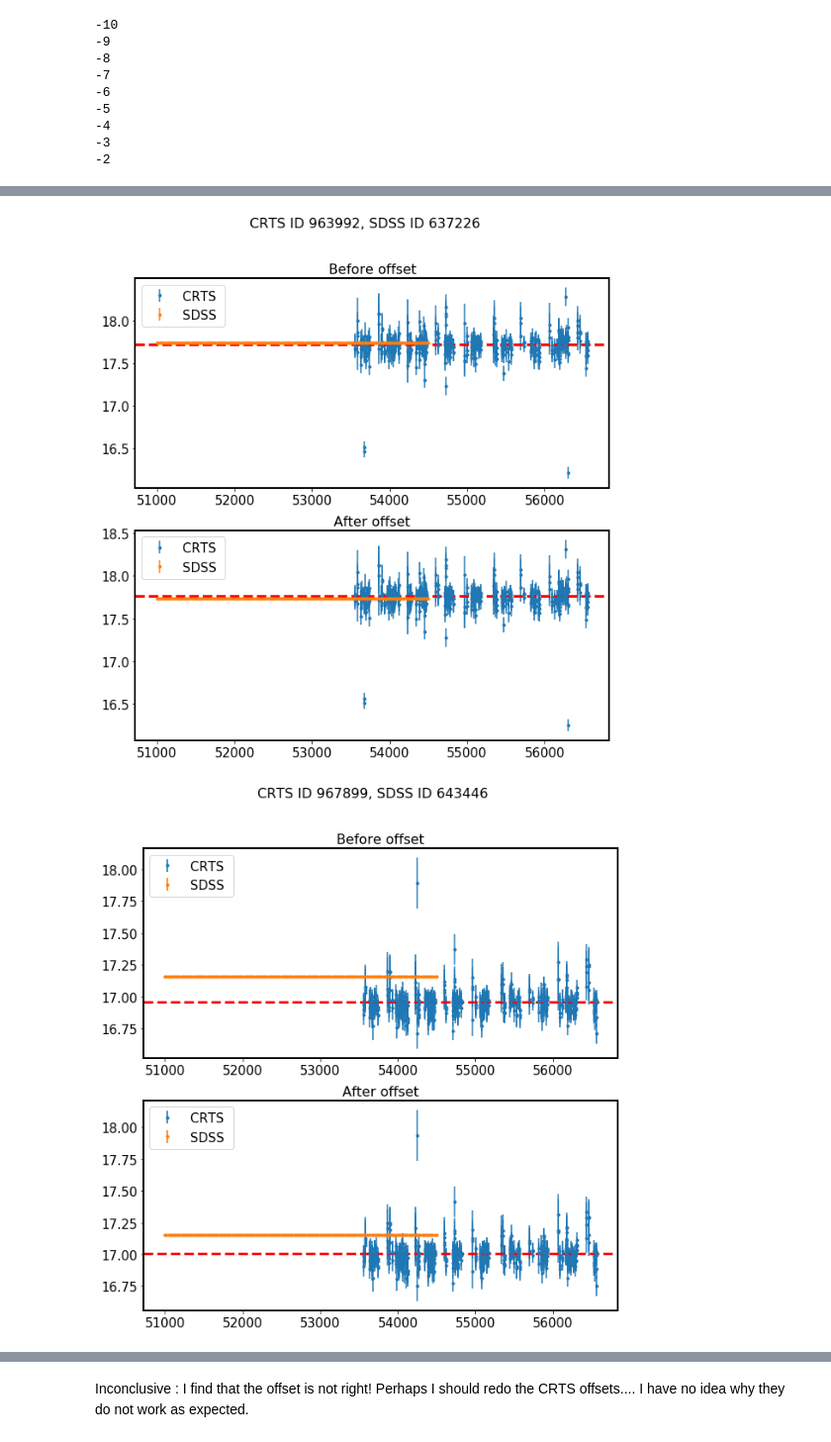
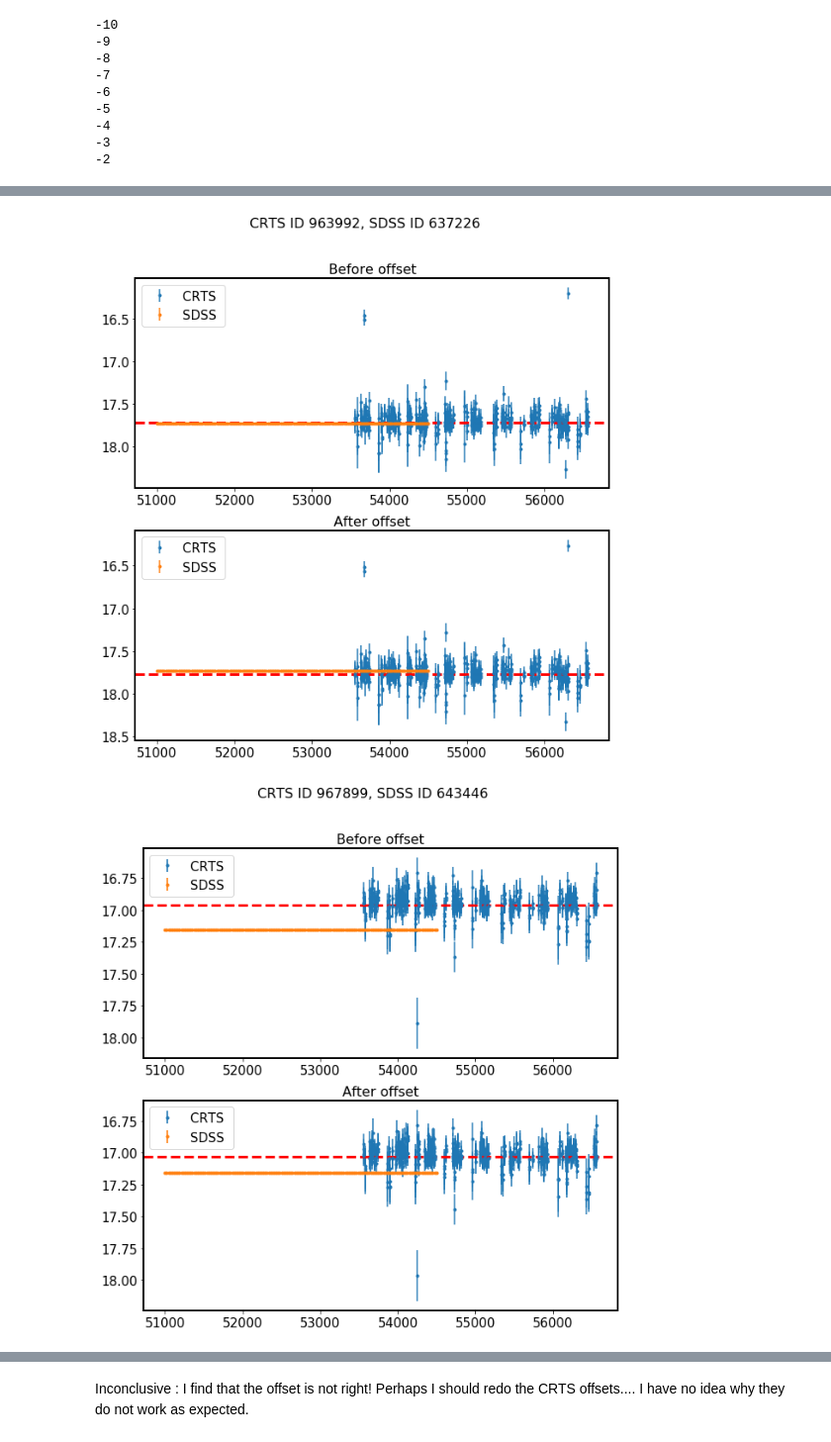
Before and after one commit to suberlak/PS1_SDSS_CRTS, a Jupyter notebook: code/AC_offset_test.ipynb, the cells around one changed output, grey strips where cells are left out. Shown at 99% size. Saved outputs shown, nothing was run; the diff lists cells and outputs as text; code cells hidden in the pictures.

```diff
--- a/code/AC_offset_test.ipynb
+++ b/code/AC_offset_test.ipynb
@@ -120,5 +126,8 @@ for i in range(-15,-1):
         ax[j].legend(fontsize=15, loc='upper left')
 
         ax[j].set_title(title+' offset', fontsize=16)
+        ax[j].invert_yaxis()
     fig.suptitle('CRTS ID '+ lcname[:-4]+ ', SDSS ID '+sdssname, fontsize=16)
+    plt.savefig('../data_products/Offsets_tests/LC_'+lcname[:-4]+'_test_SDSS_CRTS.png',
+               bbox_inches='tight')
 # %% [output]
@@ -130,2 +139,2 @@ for i in range(-15,-1):
-[figure, old version]
+[figure, new version]
-[figure, old version]
+[figure, new version]
```
Also changed, not shown: parts of 10 cells of this notebook, 2 other files.
